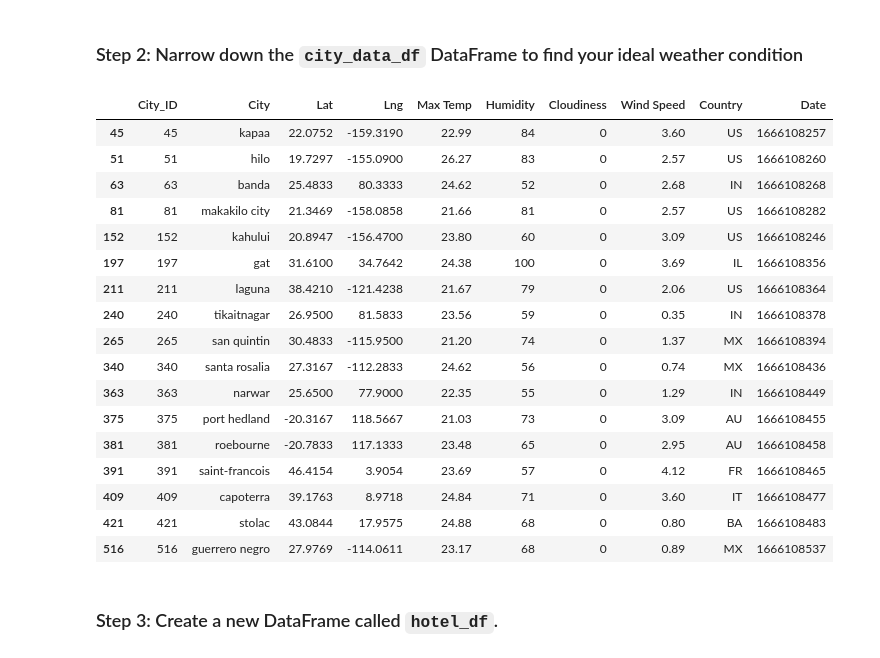
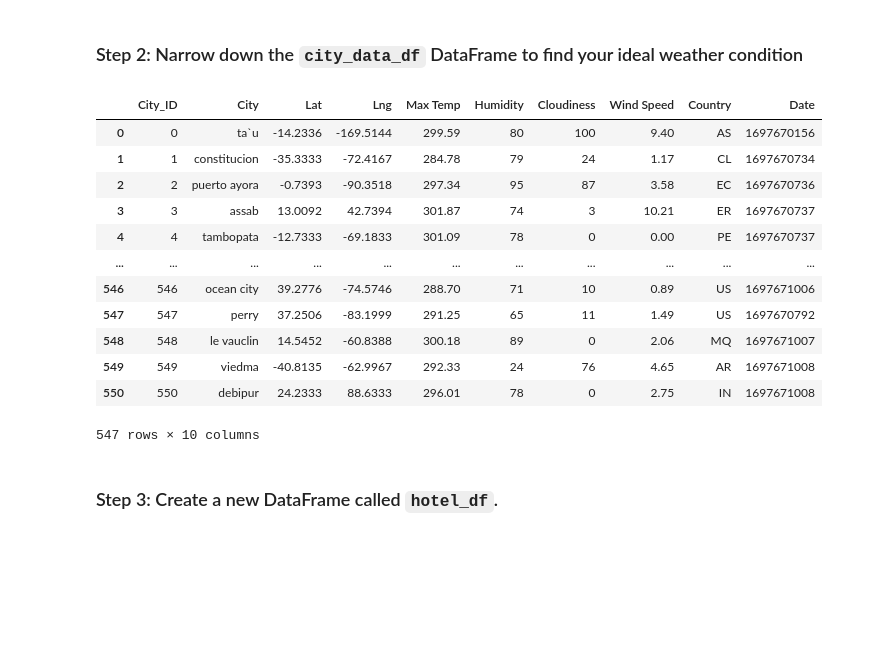
Before and after one commit to sethgard/python-api-challenge, a Jupyter notebook: WeatherPy/VacationPy/VacationPy.ipynb, the cells around one changed output. Saved outputs shown, nothing was run; the diff lists cells and outputs as text; code cells hidden in the pictures; blank space fills up the shorter version.

```diff
--- a/WeatherPy/VacationPy/VacationPy.ipynb
+++ b/WeatherPy/VacationPy/VacationPy.ipynb
@@ -16,7 +19,7 @@ from api_keys import geoapify_key
 [interactive output not drawn]
 # %%
 # Load the CSV file created in Part 1 into a Pandas DataFrame
-city_data_df = pd.read_csv("output_data/cities.csv")
+city_data_df = pd.read_csv("../output_data/cities.csv")
 
 # Display sample data
 city_data_df.head()
@@ -40,32 +61,28 @@ FileNotFoundError: [Errno 2] No such file or directory: 'output_data/cities.csv'
 ### Step 2: Narrow down the `city_data_df` DataFrame to find your ideal weather condition
 # %%
 # Narrow down cities that fit criteria and drop any results with null values
-# YOUR CODE HERE
-
+Temp_Ceiling_Floor= city_data_df.loc[(city_data_df['Max Temp']<27) & (city_data_df['Max Temp']>21)]
+Wind = city_data_df.loc[city_data_df['Wind Speed']<4.5,:]
+Cloudieness = city_data_df.loc[city_data_df['Cloudiness']==0,:]
 # Drop any rows with null values
-# YOUR CODE HERE
+city_data_df = city_data_df.dropna()
 
 # Display sample data
-# YOUR CODE HERE
+city_data_df
 # %% [output]
 |  | City_ID | City | Lat | Lng | Max Temp | Humidity | Cloudiness | Wind Speed | Country | Date |
-| 45 | 45 | kapaa | 22.0752 | -159.3190 | 22.99 | 84 | 0 | 3.60 | US | 1666108257 |
-| 51 | 51 | hilo | 19.7297 | -155.0900 | 26.27 | 83 | 0 | 2.57 | US | 1666108260 |
-| 63 | 63 | banda | 25.4833 | 80.3333 | 24.62 | 52 | 0 | 2.68 | IN | 1666108268 |
-| 81 | 81 | makakilo city | 21.3469 | -158.0858 | 21.66 | 81 | 0 | 2.57 | US | 1666108282 |
-| 152 | 152 | kahului | 20.8947 | -156.4700 | 23.80 | 60 | 0 | 3.09 | US | 1666108246 |
-| 197 | 197 | gat | 31.6100 | 34.7642 | 24.38 | 100 | 0 | 3.69 | IL | 1666108356 |
-| 211 | 211 | laguna | 38.4210 | -121.4238 | 21.67 | 79 | 0 | 2.06 | US | 1666108364 |
-| 240 | 240 | tikaitnagar | 26.9500 | 81.5833 | 23.56 | 59 | 0 | 0.35 | IN | 1666108378 |
-| 265 | 265 | san quintin | 30.4833 | -115.9500 | 21.20 | 74 | 0 | 1.37 | MX | 1666108394 |
-| 340 | 340 | santa rosalia | 27.3167 | -112.2833 | 24.62 | 56 | 0 | 0.74 | MX | 1666108436 |
-| 363 | 363 | narwar | 25.6500 | 77.9000 | 22.35 | 55 | 0 | 1.29 | IN | 1666108449 |
-| 375 | 375 | port hedland | -20.3167 | 118.5667 | 21.03 | 73 | 0 | 3.09 | AU | 1666108455 |
-| 381 | 381 | roebourne | -20.7833 | 117.1333 | 23.48 | 65 | 0 | 2.95 | AU | 1666108458 |
-| 391 | 391 | saint-francois | 46.4154 | 3.9054 | 23.69 | 57 | 0 | 4.12 | FR | 1666108465 |
-| 409 | 409 | capoterra | 39.1763 | 8.9718 | 24.84 | 71 | 0 | 3.60 | IT | 1666108477 |
-| 421 | 421 | stolac | 43.0844 | 17.9575 | 24.88 | 68 | 0 | 0.80 | BA | 1666108483 |
-| 516 | 516 | guerrero negro | 27.9769 | -114.0611 | 23.17 | 68 | 0 | 0.89 | MX | 1666108537 |
+| 0 | 0 | ta`u | -14.2336 | -169.5144 | 299.59 | 80 | 100 | 9.40 | AS | 1697670156 |
+| 1 | 1 | constitucion | -35.3333 | -72.4167 | 284.78 | 79 | 24 | 1.17 | CL | 1697670734 |
+| 2 | 2 | puerto ayora | -0.7393 | -90.3518 | 297.34 | 95 | 87 | 3.58 | EC | 1697670736 |
+| 3 | 3 | assab | 13.0092 | 42.7394 | 301.87 | 74 | 3 | 10.21 | ER | 1697670737 |
+| 4 | 4 | tambopata | -12.7333 | -69.1833 | 301.09 | 78 | 0 | 0.00 | PE | 1697670737 |
+| ... | ... | ... | ... | ... | ... | ... | ... | ... | ... | ... |
+| 546 | 546 | ocean city | 39.2776 | -74.5746 | 288.70 | 71 | 10 | 0.89 | US | 1697671006 |
+| 547 | 547 | perry | 37.2506 | -83.1999 | 291.25 | 65 | 11 | 1.49 | US | 1697670792 |
+| 548 | 548 | le vauclin | 14.5452 | -60.8388 | 300.18 | 89 | 0 | 2.06 | MQ | 1697671007 |
+| 549 | 549 | viedma | -40.8135 | -62.9967 | 292.33 | 24 | 76 | 4.65 | AR | 1697671008 |
+| 550 | 550 | debipur | 24.2333 | 88.6333 | 296.01 | 78 | 0 | 2.75 | IN | 1697671008 |
+547 rows × 10 columns
 # %% [markdown]
 ### Step 3: Create a new DataFrame called `hotel_df`.
 # %%
```
Also changed, not shown: parts of 4 cells of this notebook, 6 other files.
